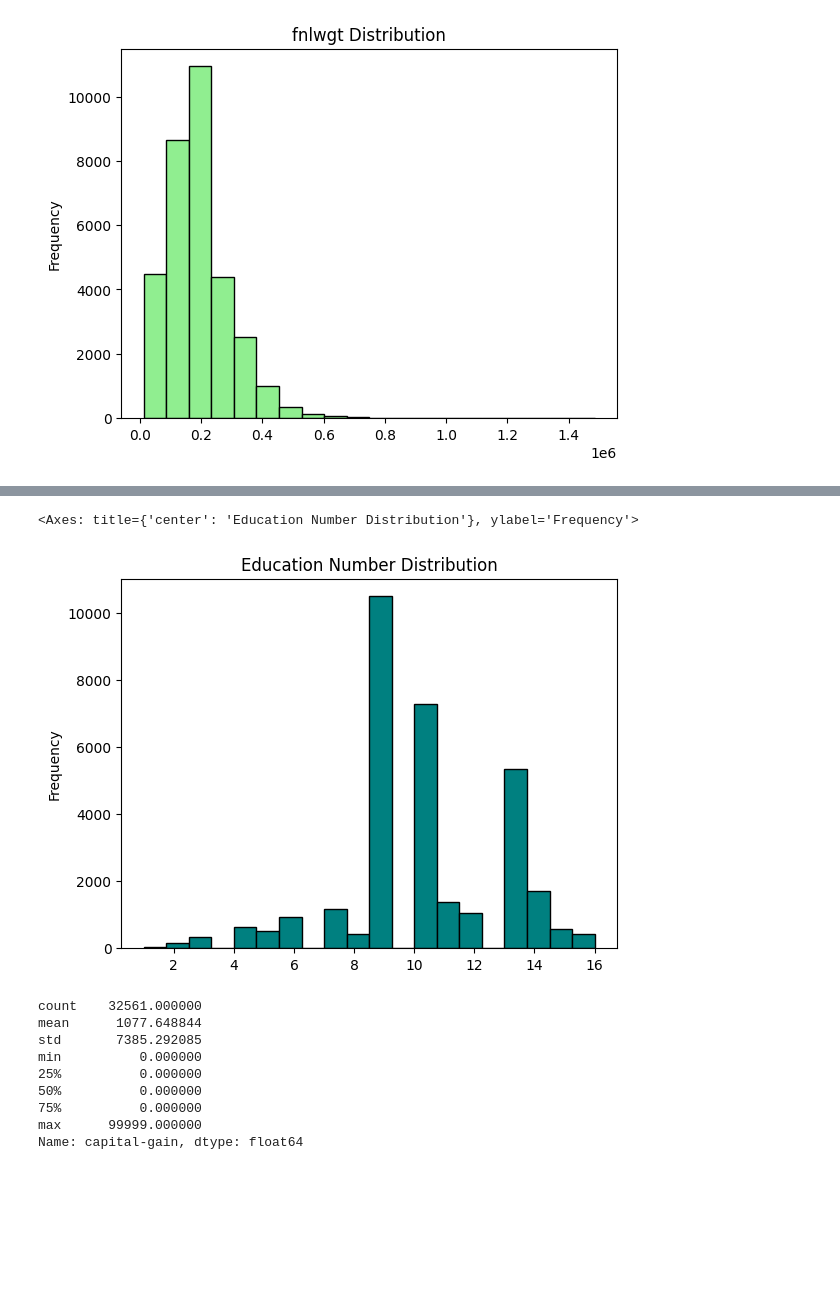
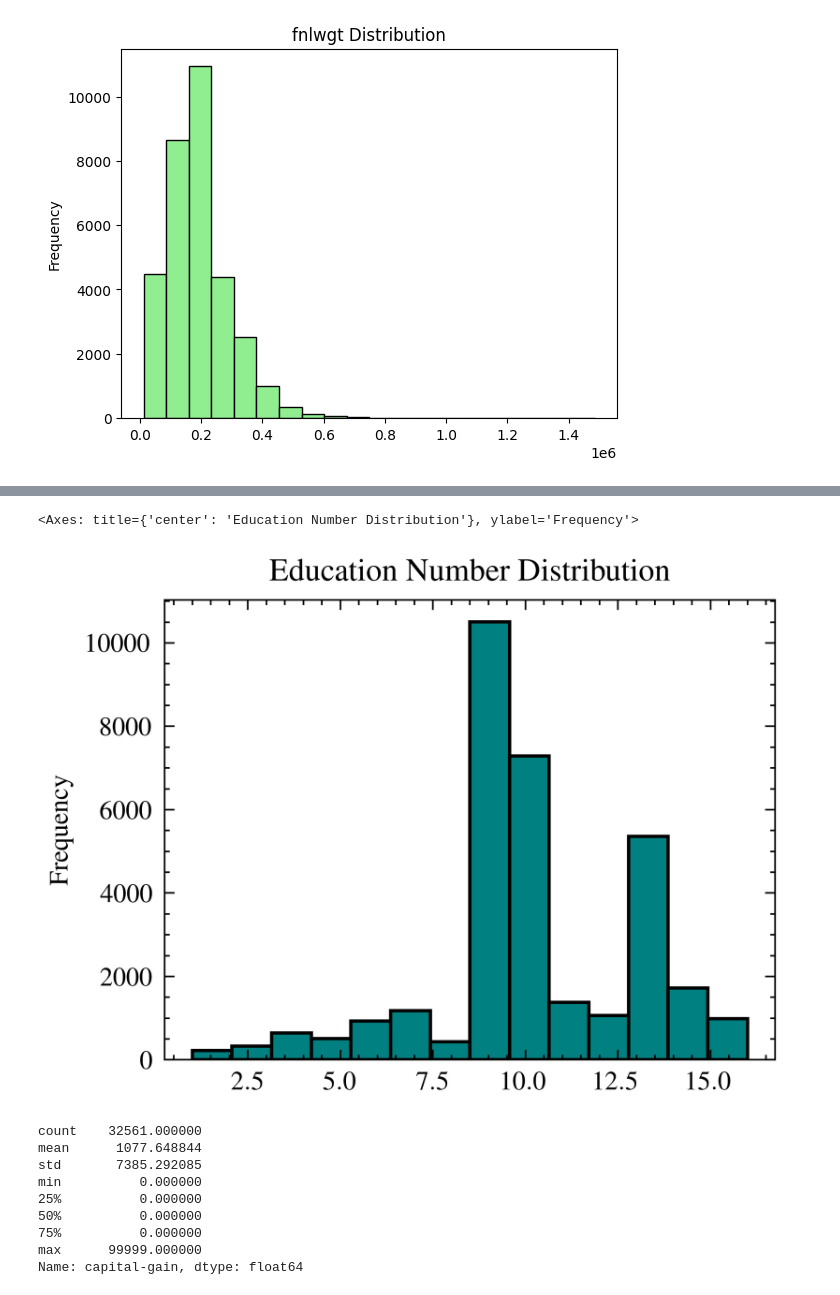
Before and after one commit to pavonism/zmum-xai, a Jupyter notebook: scripts/SP_EDA.ipynb, the cells around one changed output, grey strips where cells are left out. Saved outputs shown, nothing was run; the diff lists cells and outputs as text; code cells hidden in the pictures; blank space fills up the shorter version.

```diff
--- a/scripts/SP_EDA.ipynb
+++ b/scripts/SP_EDA.ipynb
@@ -2,8 +2,11 @@
 from sklearn.ensemble import RandomForestClassifier
 import matplotlib.pyplot as plt
 import pandas as pd
+import scienceplots
 
 from src.data import load_dataset
 
+plt.style.use(['science', 'ieee'])
+
 X, y = load_dataset()
 # %%
@@ -62,8 +81,8 @@ X['age'].plot(kind='hist', bins=20, title='Age Distribution', color='skyblue', e
 # %%
-X['education_num'].plot(kind='hist', bins=20, title='Education Number Distribution', color='teal', edgecolor='black')
+X['education_num'].plot(kind='hist', bins=14, title='Education Number Distribution', color='teal', edgecolor='black')
 # %% [output]
 <Axes: title={'center': 'Education Number Distribution'}, ylabel='Frequency'>
-[figure, old version]
+[figure, new version]
 # %%
 X['capital-gain'].describe()
 # %% [output]
```
Also changed, not shown: parts of 4 cells of this notebook, 3 other files.
